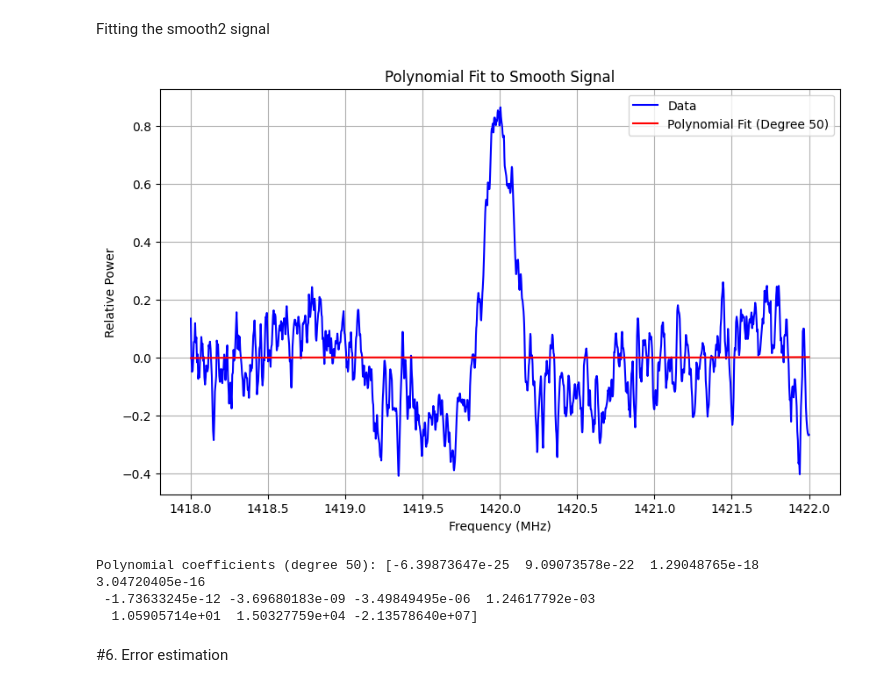
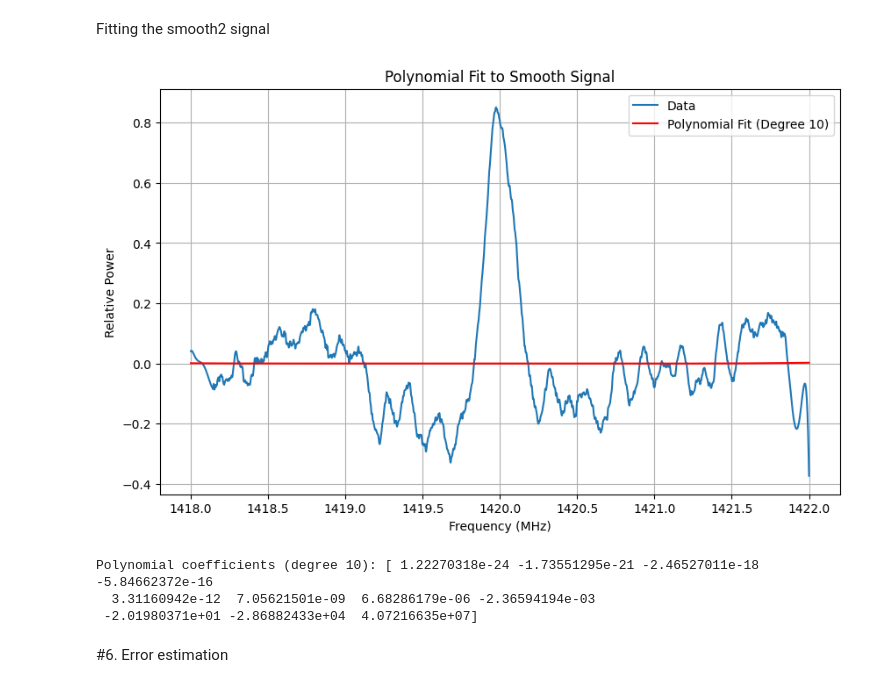
Before and after one commit to PanagiotisPetrid/ASTRO-BEAM-PanagiotisPetridis, a Jupyter notebook: ASTRO_BEAM_Task_7.ipynb, the cells around one changed output. Saved outputs shown, nothing was run; the diff lists cells and outputs as text; code cells hidden in the pictures.

```diff
--- a/ASTRO_BEAM_Task_7.ipynb
+++ b/ASTRO_BEAM_Task_7.ipynb
@@ -425,0 +412,14 @@ plt.show()
+# %%
+# Create a spline interpolation of the smooth signal
+spline = UnivariateSpline(freq_range, smooth, s=0)  # s=0 means no smoothing; it will interpolate through the data points
+
+# Upsample the smooth signal by evaluating the spline at 2000 points
+freq_upsampled = np.linspace(freq_range[0], freq_range[-1], 2000)
+smooth2 = spline(freq_upsampled)
+
+# Plot the upsampled signal
+plt.plot(freq_upsampled, smooth2)
+plt.title("Upsampled Signal (Smooth2) Using Spline Interpolation")
+plt.xlabel("Frequency (MHz)")
+plt.ylabel("Relative Power")
+plt.show()
@@ -459,30 +465,30 @@ Fitting the smooth2 signal
 # %%
 degree2 = 10  # The degree of the polynomial
 
 # Perform polynomial fitting using np.polyfit
 poly_coefficients2 = np.polyfit(freq_range2, smooth2, degree2)
 
 # Generate the fitted polynomial values
 fit2 = np.polyval(poly_coefficients2, freq_range2)
 
 # Plot the original smooth signal and the fitted polynomial
 plt.figure(figsize=(10, 6))
-plt.plot(freq_range2, smooth2, label='Data', color='blue')
-plt.plot(freq_range2, fit2, '-', label=f'Polynomial Fit (Degree {degree})', color='red')
+plt.plot(freq_range2, smooth2, label='Data')
+plt.plot(freq_range2, fit2, '-', label=f'Polynomial Fit (Degree {degree2})', color='red')
 plt.title('Polynomial Fit to Smooth Signal')
 plt.xlabel('Frequency (MHz)')
 plt.ylabel('Relative Power')
 plt.legend()
 plt.grid()
 plt.show()
 
 # Display the polynomial coefficients
-print(f"Polynomial coefficients (degree {degree}): {poly_coefficients}")
+print(f"Polynomial coefficients (degree {degree2}): {poly_coefficients2}")
 # %% [output]
-[figure, old version]
+[figure, new version]
-Polynomial coefficients (degree 50): [-6.39873647e-25  9.09073578e-22  1.29048765e-18  3.04720405e-16
- -1.73633245e-12 -3.69680183e-09 -3.49849495e-06  1.24617792e-03
-  1.05905714e+01  1.50327759e+04 -2.13578640e+07]
+Polynomial coefficients (degree 10): [ 1.22270318e-24 -1.73551295e-21 -2.46527011e-18 -5.84662372e-16
+  3.31160942e-12  7.05621501e-09  6.68286179e-06 -2.36594194e-03
+ -2.01980371e+01 -2.86882433e+04  4.07216635e+07]
 # %% [markdown]
 #6. Error estimation
 # %% [markdown]
```
Also changed, not shown: parts of 12 cells of this notebook.
